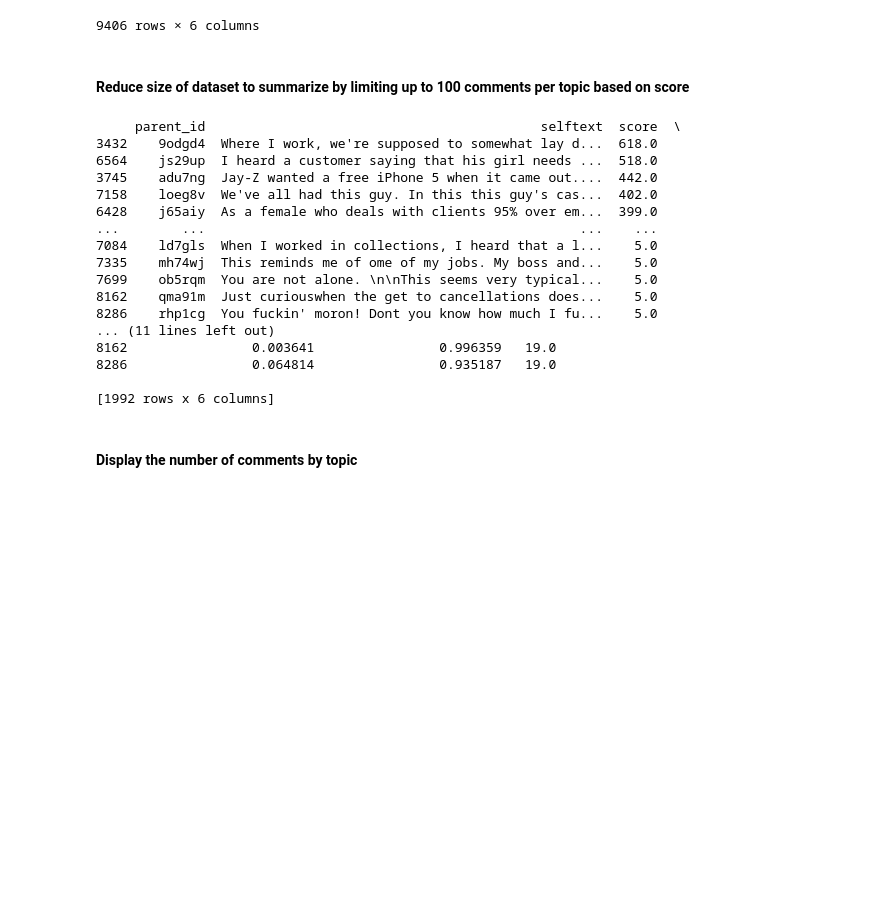
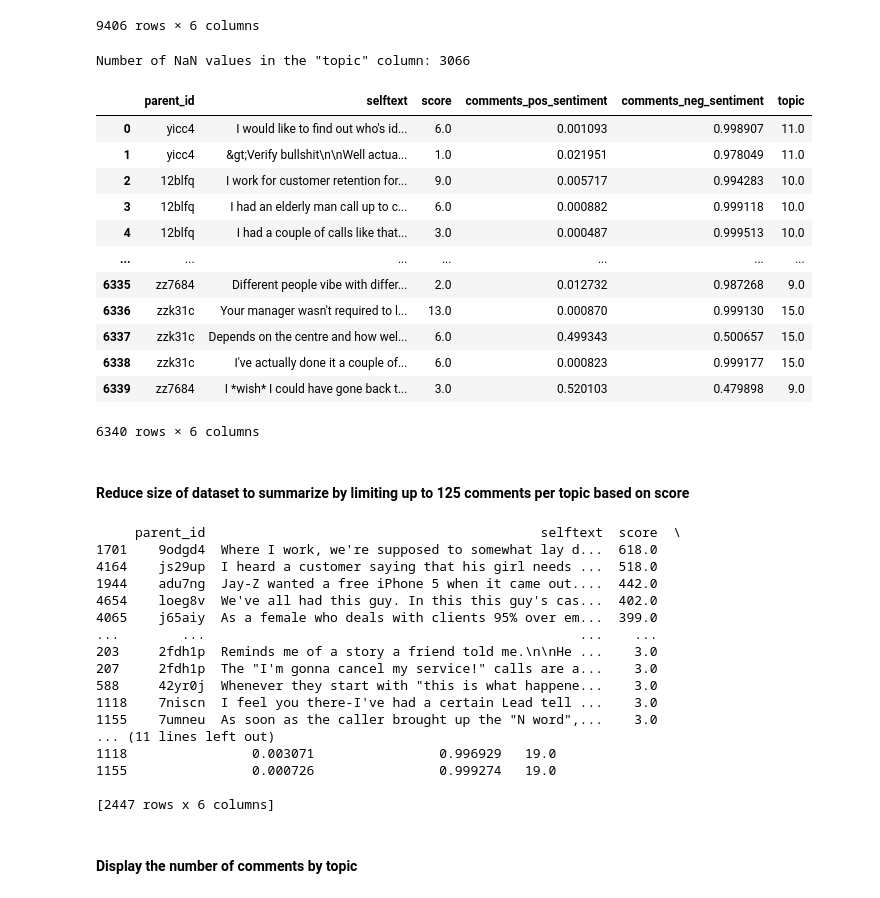
Before and after one commit to steviedrew67/dissertation_final, a Jupyter notebook: notebooks/step_8_9_cohere.ipynb, the cells around one changed output. Saved outputs shown, nothing was run; the diff lists cells and outputs as text; code cells hidden in the pictures; blank space fills up the shorter version.

```diff
--- a/notebooks/step_8_9_cohere.ipynb
+++ b/notebooks/step_8_9_cohere.ipynb
@@ -183,39 +185,68 @@ tfcc_comments_with_topics
 | 9404 | zz8ztg | I've told the story on here befor... | 3.0 | 0.000564 | 0.999436 | NaN |
 | 9405 | zz7684 | I *wish* I could have gone back t... | 3.0 | 0.520103 | 0.479898 | 9.0 |
 9406 rows × 6 columns
+# %%
+# Count the number of NaN values in the topic column
+num_nan_topics = pd.isna(tfcc_comments_with_topics['topic']).sum()
+
+print(f'Number of NaN values in the "topic" column: {num_nan_topics}')
+# %% [output]
+Number of NaN values in the "topic" column: 3066
+# %%
+# Drop the rows with NaN values in the topic column
+tfcc_comments_with_topics = tfcc_comments_with_topics.dropna(subset=['topic'])
+
+# Reset the index of the DataFrame after dropping rows
+tfcc_comments_with_topics = tfcc_comments_with_topics.reset_index(drop=True)
+# %%
+tfcc_comments_with_topics
+# %% [output]
+|  | parent_id | selftext | score | comments_pos_sentiment | comments_neg_sentiment | topic |
+| 0 | yicc4 | I would like to find out who's id... | 6.0 | 0.001093 | 0.998907 | 11.0 |
+| 1 | yicc4 | &gt;Verify bullshit\n\nWell actua... | 1.0 | 0.021951 | 0.978049 | 11.0 |
+| 2 | 12blfq | I work for customer retention for... | 9.0 | 0.005717 | 0.994283 | 10.0 |
+| 3 | 12blfq | I had an elderly man call up to c... | 6.0 | 0.000882 | 0.999118 | 10.0 |
+| 4 | 12blfq | I had a couple of calls like that... | 3.0 | 0.000487 | 0.999513 | 10.0 |
+| ... | ... | ... | ... | ... | ... | ... |
+| 6335 | zz7684 | Different people vibe with differ... | 2.0 | 0.012732 | 0.987268 | 9.0 |
+| 6336 | zzk31c | Your manager wasn't required to l... | 13.0 | 0.000870 | 0.999130 | 15.0 |
+| 6337 | zzk31c | Depends on the centre and how wel... | 6.0 | 0.499343 | 0.500657 | 15.0 |
+| 6338 | zzk31c | I've actually done it a couple of... | 6.0 | 0.000823 | 0.999177 | 15.0 |
+| 6339 | zz7684 | I *wish* I could have gone back t... | 3.0 | 0.520103 | 0.479898 | 9.0 |
+6340 rows × 6 columns
 # %% [markdown]
-#### Reduce size of dataset to summarize by limiting up to 100 comments per topic based on score
+#### Reduce size of dataset to summarize by limiting up to 125 comments per topic based on score
 # %%
 
-# Group the dataframe by topic and apply a function to keep only the top 100 rows based on score
+# Group the dataframe by topic and apply a function to keep only the top 125 rows based on score
 import pandas as pd
 
 # sort the dataframe by topic and score in descending order
 tfcc_comments_with_topics = tfcc_comments_with_topics.sort_values(['topic', 'score'], ascending=[True, False])
 
 # group the dataframe by topic and keep the top 100 rows for each group
-tfcc_comments_with_topics = tfcc_comments_with_topics.groupby('topic').head(100)
+tfcc_comments_with_topics = tfcc_comments_with_topics.groupby('topic').head(125)
 
 # print the updated dataframe
 print(tfcc_comments_with_topics)
 # %% [output]
      parent_id                                           selftext  score  \
-3432    9odgd4  Where I work, we're supposed to somewhat lay d...  618.0
-6564    js29up  I heard a customer saying that his girl needs ...  518.0
-3745    adu7ng  Jay-Z wanted a free iPhone 5 when it came out....  442.0
-7158    loeg8v  We've all had this guy. In this this guy's cas...  402.0
-6428    j65aiy  As a female who deals with clients 95% over em...  399.0
+1701    9odgd4  Where I work, we're supposed to somewhat lay d...  618.0
+4164    js29up  I heard a customer saying that his girl needs ...  518.0
+1944    adu7ng  Jay-Z wanted a free iPhone 5 when it came out....  442.0
+4654    loeg8v  We've all had this guy. In this this guy's cas...  402.0
+4065    j65aiy  As a female who deals with clients 95% over em...  399.0
 ...        ...                                                ...    ...
-7084    ld7gls  When I worked in collections, I heard that a l...    5.0
-7335    mh74wj  This reminds me of ome of my jobs. My boss and...    5.0
-7699    ob5rqm  You are not alone. \n\nThis seems very typical...    5.0
-8162    qma91m  Just curiouswhen the get to cancellations does...    5.0
-8286    rhp1cg  You fuckin' moron! Dont you know how much I fu...    5.0
+203     2fdh1p  Reminds me of a story a friend told me.\n\nHe ...    3.0
+207     2fdh1p  The "I'm gonna cancel my service!" calls are a...    3.0
+588     42yr0j  Whenever they start with "this is what happene...    3.0
+1118    7niscn  I feel you there-I've had a certain Lead tell ...    3.0
+1155    7umneu  As soon as the caller brought up the "N word",...    3.0
 ... (11 lines left out)
-8162                0.003641                0.996359   19.0
-8286                0.064814                0.935187   19.0
+1118                0.003071                0.996929   19.0
+1155                0.000726                0.999274   19.0
 
-[1992 rows x 6 columns]
+[2447 rows x 6 columns]
 # %% [markdown]
 #### Display the number of comments by topic
 # %%
```
Also changed, not shown: parts of 5 cells of this notebook, 30 other files.
